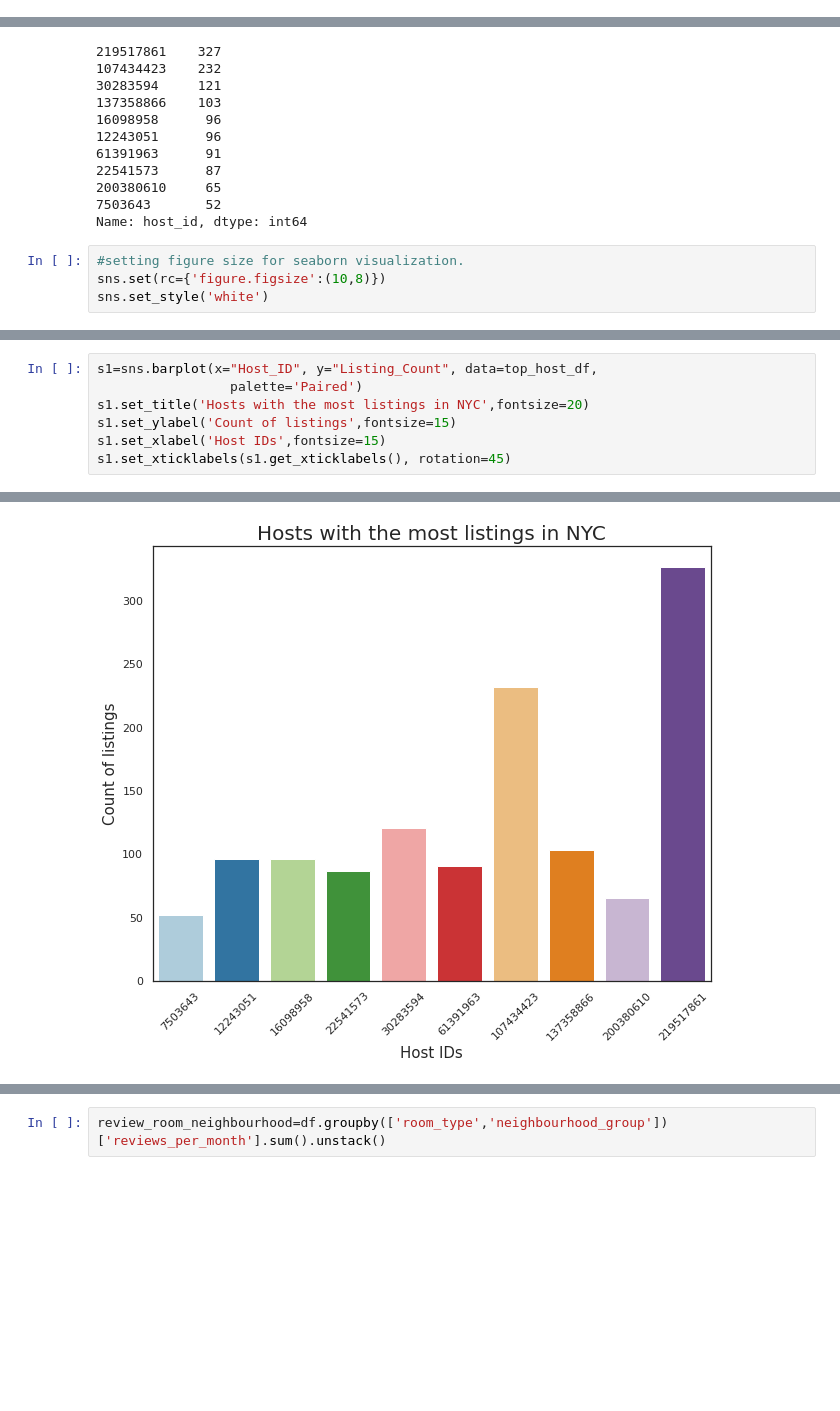
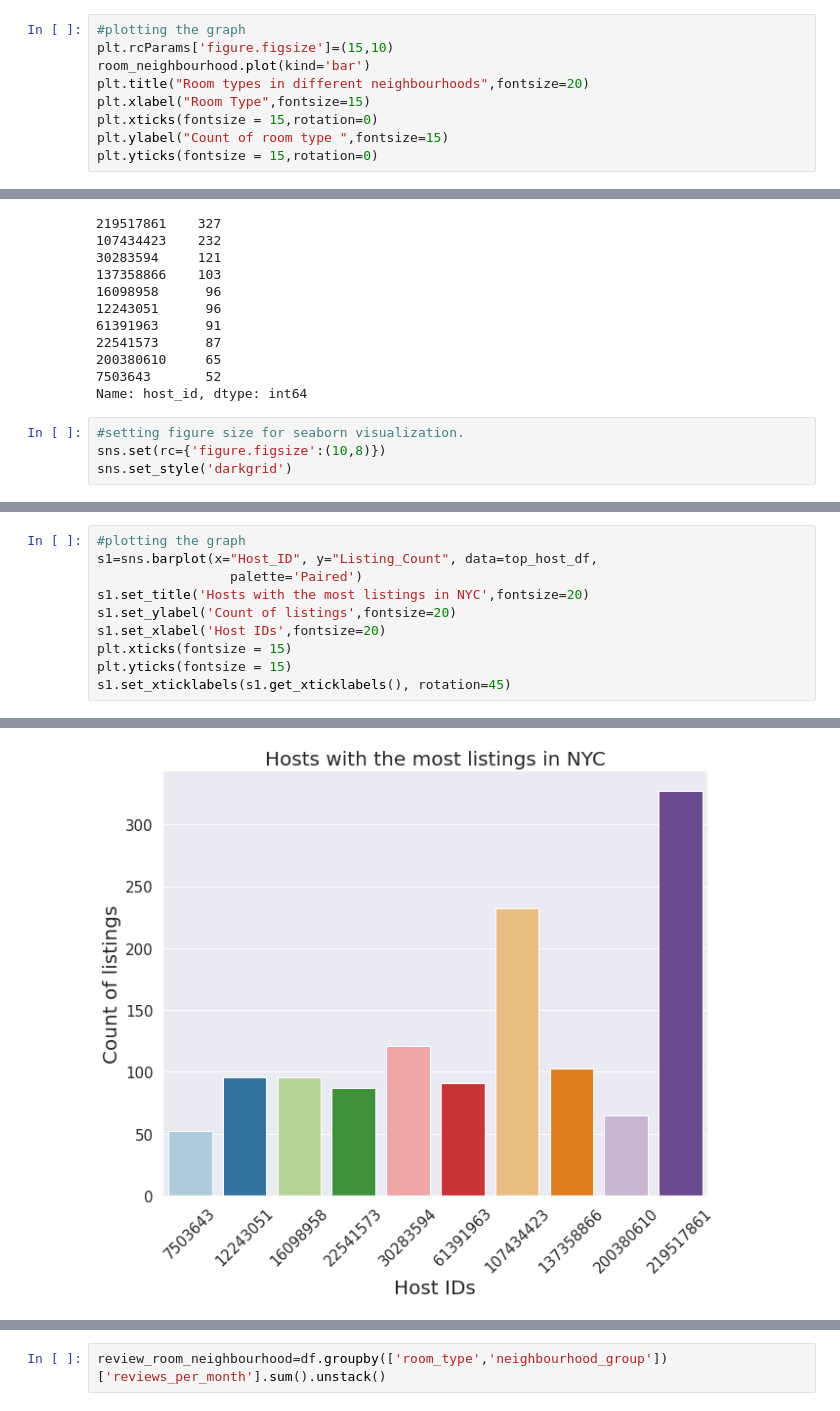
Before and after one commit to shubhamjangid510/EDA-Capstone-Airbnb-Analysis, a Jupyter notebook: Airbnb_Bookings_Analysis_Capstone_Project.ipynb, the cells around one changed output, grey strips where cells are left out. Cells and saved outputs as stored; diff of their text form; blank space fills up the shorter version.

```diff
--- a/Airbnb_Bookings_Analysis_Capstone_Project.ipynb
+++ b/Airbnb_Bookings_Analysis_Capstone_Project.ipynb
@@ -177,0 +233,9 @@ After Manhatten, Brooklyn has the most listings and Staten Island has the least
+# %%
+#plotting the graph
+plt.rcParams['figure.figsize']=(15,10)
+room_neighbourhood.plot(kind='bar')
+plt.title("Room types in different neighbourhoods",fontsize=20)
+plt.xlabel("Room Type",fontsize=15)
+plt.xticks(fontsize = 15,rotation=0)
+plt.ylabel("Count of room type ",fontsize=15)
+plt.yticks(fontsize = 15,rotation=0)
@@ -254,5 +328,5 @@ Name: host_id, dtype: int64
 # %%
 #setting figure size for seaborn visualization.
 sns.set(rc={'figure.figsize':(10,8)})
-sns.set_style('white')
+sns.set_style('darkgrid')
 # %%
@@ -273,21 +348,24 @@ top_host_df
 | 8 | 200380610 | 65 |
 | 9 | 7503643 | 52 |
 # %%
+#plotting the graph
 s1=sns.barplot(x="Host_ID", y="Listing_Count", data=top_host_df,
                  palette='Paired')
 s1.set_title('Hosts with the most listings in NYC',fontsize=20)
-s1.set_ylabel('Count of listings',fontsize=15)
-s1.set_xlabel('Host IDs',fontsize=15)
+s1.set_ylabel('Count of listings',fontsize=20)
+s1.set_xlabel('Host IDs',fontsize=20)
+plt.xticks(fontsize = 15)
+plt.yticks(fontsize = 15)
 s1.set_xticklabels(s1.get_xticklabels(), rotation=45)
 # %% [output]
 [Text(0, 0, '7503643'),
  Text(0, 0, '12243051'),
  Text(0, 0, '16098958'),
  Text(0, 0, '22541573'),
  Text(0, 0, '30283594'),
  Text(0, 0, '61391963'),
  Text(0, 0, '107434423'),
  Text(0, 0, '137358866'),
  Text(0, 0, '200380610'),
  Text(0, 0, '219517861')]
-[figure, old version]
+[figure, new version]
```
Also changed, not shown: parts of 59 cells of this notebook.
